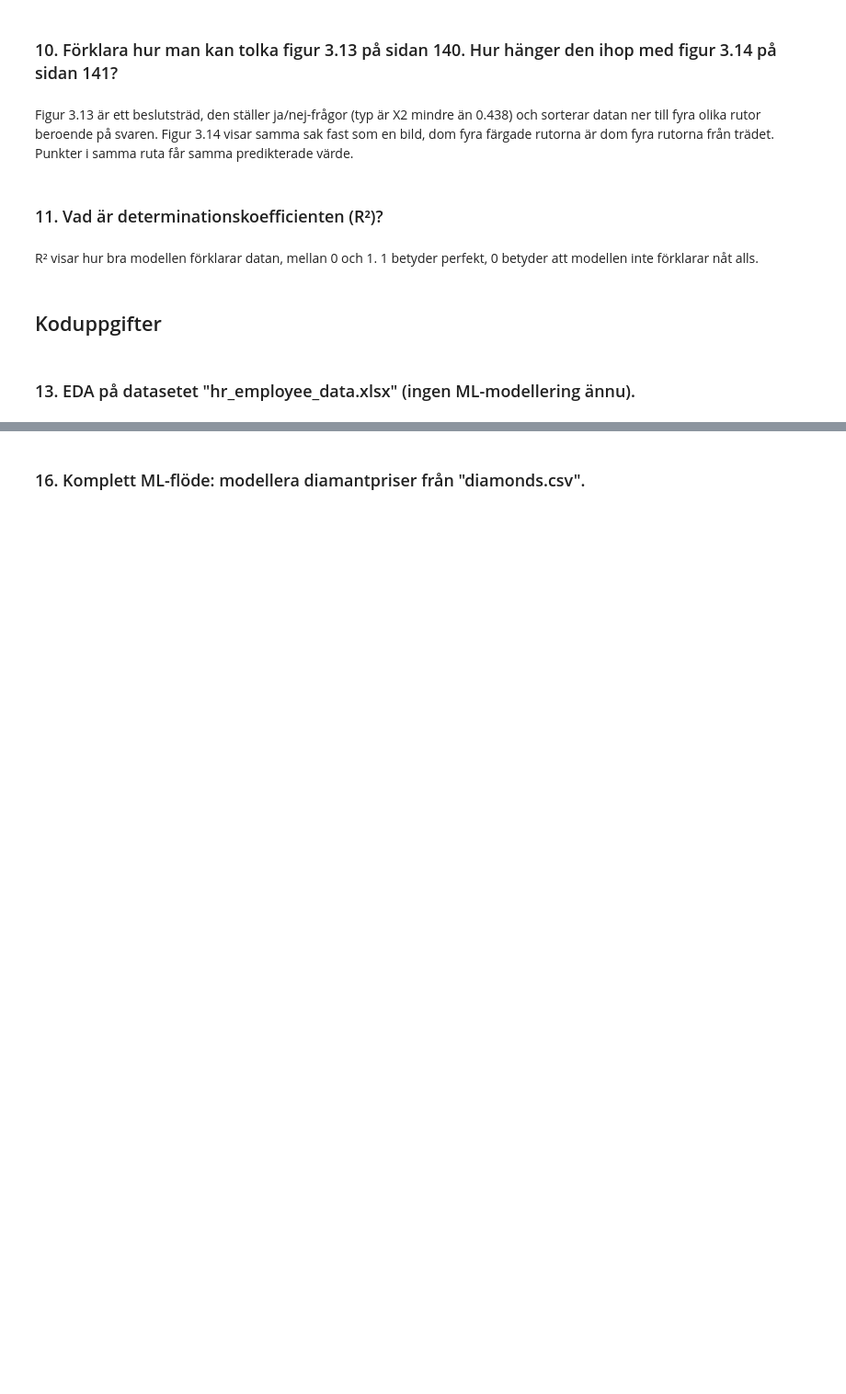
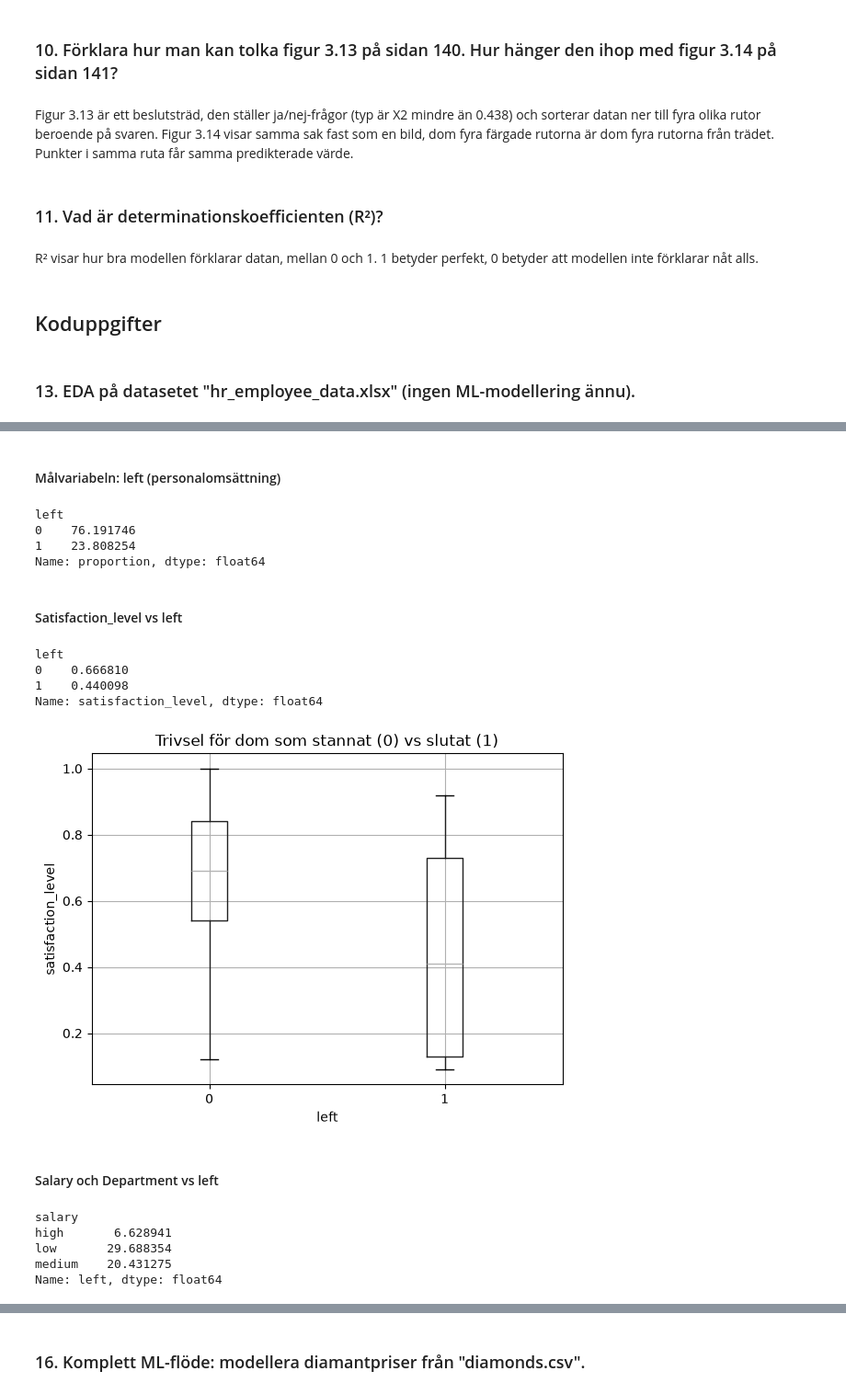
Before and after one commit to DusanTodo/AI_Teori_Tillampning_Del1, a Jupyter notebook: kapitel3_regression.ipynb, the cells around one changed output, grey strips where cells are left out. Shown at 92% size. Saved outputs shown, nothing was run; the diff lists cells and outputs as text; code cells hidden in the pictures; blank space fills up the shorter version.

```diff
--- a/kapitel3_regression.ipynb
+++ b/kapitel3_regression.ipynb
@@ -70,0 +71,7 @@ R² visar hur bra modellen förklarar datan, mellan 0 och 1. 1 betyder perfekt,
+# %%
+import numpy as np
+import pandas as pd
+import matplotlib.pyplot as plt
+
+df = pd.read_excel("data/hr_employee_data.xlsx")
+df.head()
@@ -70,0 +137,37 @@ R² visar hur bra modellen förklarar datan, mellan 0 och 1. 1 betyder perfekt,
+# %% [markdown]
+#### Målvariabeln: left (personalomsättning)
+# %%
+df["left"].value_counts(normalize=True) * 100  # andel i procent som slutat vs stannat
+# %% [output]
+left
+0    76.191746
+1    23.808254
+Name: proportion, dtype: float64
+# %% [markdown]
+#### Satisfaction_level vs left
+# %%
+df.groupby("left")["satisfaction_level"].mean()  # medel-trivsel för dom som stannat (0) vs slutat (1)
+# %% [output]
+left
+0    0.666810
+1    0.440098
+Name: satisfaction_level, dtype: float64
+# %%
+df.boxplot(column="satisfaction_level", by="left")
+plt.xlabel("left")
+plt.ylabel("satisfaction_level")
+plt.title("Trivsel för dom som stannat (0) vs slutat (1)")
+plt.suptitle("")
+plt.show()
+# %% [output]
+[figure, added]
+# %% [markdown]
+#### Salary och Department vs left
+# %%
+df.groupby("salary")["left"].mean() * 100  # andel i procent som slutat per lönenivå
+# %% [output]
+salary
+high       6.628941
+low       29.688354
+medium    20.431275
+Name: left, dtype: float64
```
Also changed, not shown: parts of 9 cells of this notebook, 4 other files.
